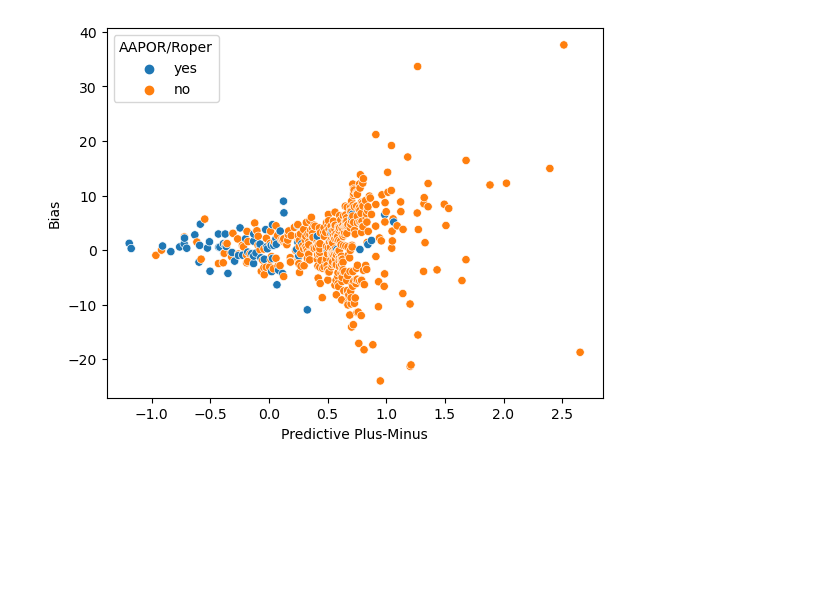
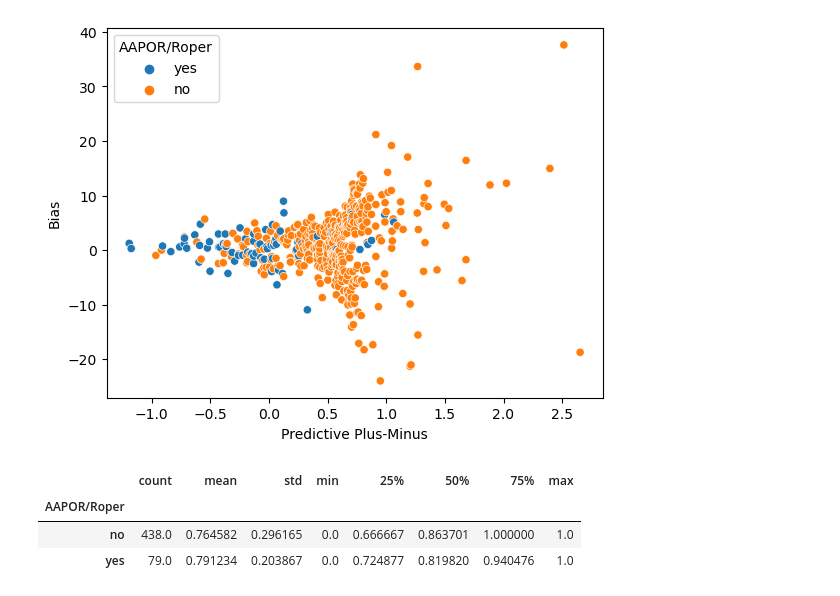
Before and after one commit to vijay-ravuri/poll-accuracy-modeling, a Jupyter notebook: code/starter_vijay.ipynb, the cells around one changed output. Drawn from its saved outputs; the diff is of its cells as text; code cells hidden in the pictures; blank space fills up the shorter version.

```diff
--- a/code/starter_vijay.ipynb
+++ b/code/starter_vijay.ipynb
@@ -119,3 +119,10 @@ sns.scatterplot(
 );
 # %% [output]
 [figure]
+# %%
+df.groupby('AAPOR/Roper')['Races Called Correctly'].describe()
+# %% [output]
+|  | count | mean | std | min | 25% | 50% | 75% | max |
+| AAPOR/Roper |  |  |  |  |  |  |  |  |
+| no | 438.0 | 0.764582 | 0.296165 | 0.0 | 0.666667 | 0.863701 | 1.000000 | 1.0 |
+| yes | 79.0 | 0.791234 | 0.203867 | 0.0 | 0.724877 | 0.819820 | 0.940476 | 1.0 |
```
